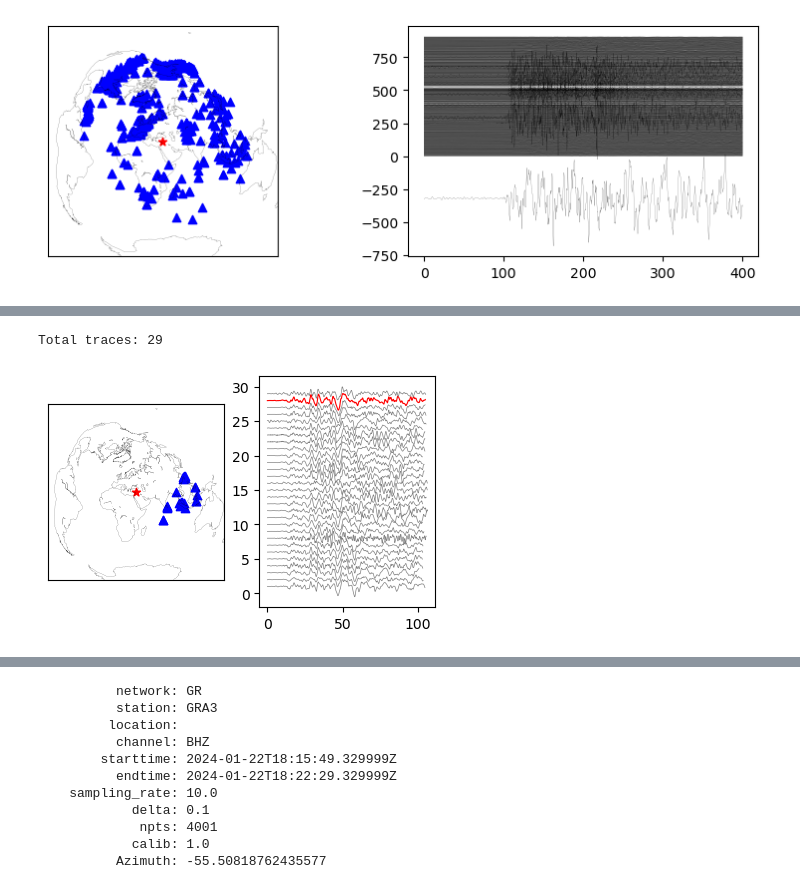
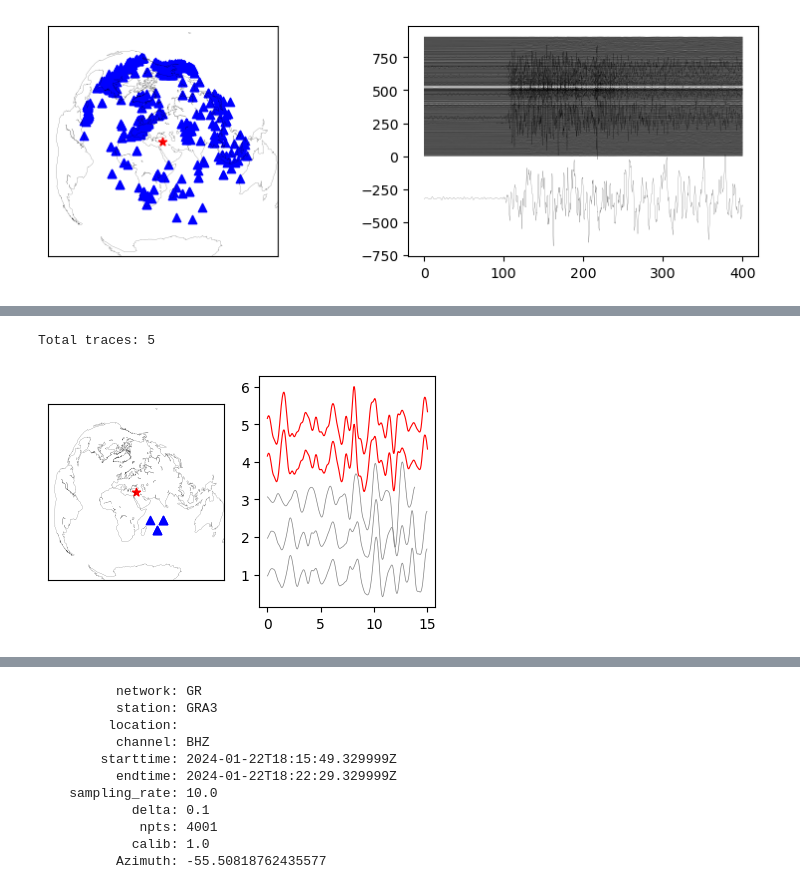
Before and after one commit to anewvauve/backprojection_anubhab, a Jupyter notebook: Array_selection.ipynb, the cells around one changed output, grey strips where cells are left out. Drawn from its saved outputs; the diff is of its cells as text; code cells hidden in the pictures.

```diff
--- a/Array_selection.ipynb
+++ b/Array_selection.ipynb
@@ -20,6 +20,8 @@ import pandas as pd
 import bp_lib
 from joblib import Parallel, delayed
 import obspy.geodetics
+from obspy.signal.cross_correlation import xcorr_pick_correction # for cross-correlation
+
 
 num_cores = 12
 root_order = 2
@@ -27,9 +29,9 @@ corr_window=10
 snr_window=10
 extra_label='_10_sps'
 
-#file='input_default.csv'
-#file='input_NAAL_7.7.csv'
-file='input_NAAL_7.7_anubhab.csv'
+file='input_default.csv'
+#file='input_allsta_7.7_anubhab.csv'
+#file='input_USA_Turkey_7.7.csv'
 
 input = pd.read_csv('./'+file,header=None)
 a=input.to_dict('series')
@@ -221,4 +154,5 @@ def array_selection_plot(stream,event_lat,event_long,az_min,az_max,dist_min=0,di
 # %%
+
 ##########################################################################
 # reading wavefrom data and assigning station info to them
 # I do this by haveing lists of stations with all the info read and
@@ -241,16 +175,11 @@ for t in stream_work:
             t.stats['station_latitude']  = sta_lat[ind]
             t.stats['station_longitude'] = sta_long[ind]
             t.stats['origin_time']       = origin_time
-            # arrivals                     = model.get_travel_times(source_depth_in_km=event_depth,distance_in_degree=locations2degrees(event_lat,event_long,sta_lat[ind],sta_long[ind]),phase_list=["P"])
+            #arrivals                     = model.get_travel_times(source_depth_in_km=event_depth,distance_in_degree=locations2degrees(event_lat,event_long,sta_lat[ind],sta_long[ind]),phase_list=["P"])
             arrivals                     = model.get_travel_times(source_depth_in_km=event_depth,distance_in_degree=t.stats.Dist,phase_list=["P"])
             arr                          = arrivals[0]
             t_travel                     = arr.time;
             t.stats['P_arrival']         = origin_time + t_travel
-            '''if arrivals:  #activate this if 'Key error : P_arrival' is encountered.
-                arr =arrivals[0]
-                t.stats['P_arrival']= origin_time+arr.time
-            else:
-                continue'''
             sta_sps.append(t.stats.sampling_rate)
         else:
             stream_work.remove(t)
@@ -269,8 +198,7 @@ print('Total no of traces after decimation criteria:', len(stream_work))
 # CUtting before and after P arrival
 ##########################################################################
 print('Total no of traces before data gap checks:', len(stream_work))
-#stream_work = [t for t in stream_work if 'P_arrival' in t.stats]
-stream_work=bp_lib.stream_cut_P_arrival_normalize(stream_work,Start_P_cut_time,End_P_cut_time)
+stream_work=bp_lib.stream_cut_P_arrival(stream_work,Start_P_cut_time,End_P_cut_time)
 print('Total no of traces after cutting and data gap checks ', len(stream_work))
 
 #stream_for_bp = bp_lib.snr_check(stream_cut,2,5,50)
@@ -298,10 +222,0 @@ stream_test=stream_work.copy()
-# %%
-#South Africa
-az_min=40
-az_max=70
-dist_min=40#30
-dist_max=95
-array_selection_plot(stream_test,event_lat,event_long,az_min,az_max,dist_min,dist_max,
-                    bp_l=0.8,bp_h=2.5,max_lag=20,time_before=20,time_after=20,
-                     corr_thres=0.7,t_plot_start=5,
-                     t_plot_end=100,SNR=4)
@@ -350,13 +433,13 @@ Total traces: 24
 # %%
-#malaysia array
-az_min=45
-az_max=80
-dist_min=60
-dist_max=95
+#Australia
+az_min=120
+az_max=160
+dist_min=45 #30
+dist_max=80
 array_selection_plot(stream_test,event_lat,event_long,az_min,az_max,dist_min,dist_max,
-                    bp_l=0.8,bp_h=2.5,max_lag=20,time_before=20,time_after=20,
-                     corr_thres=0,t_plot_start=5,
-                     t_plot_end=50,SNR=3)
+                    bp_l=0.5,bp_h=2.5,max_lag=10,time_before=10,time_after=10,
+                     corr_thresh=0.6,t_plot_start=5,
+                     t_plot_end=10,SNR=2)
 # %% [output]
-Total traces: 29
+Total traces: 5
-[figure, old version]
+[figure, new version]
```
Also changed, not shown: parts of 38 cells of this notebook, 24 other files.
